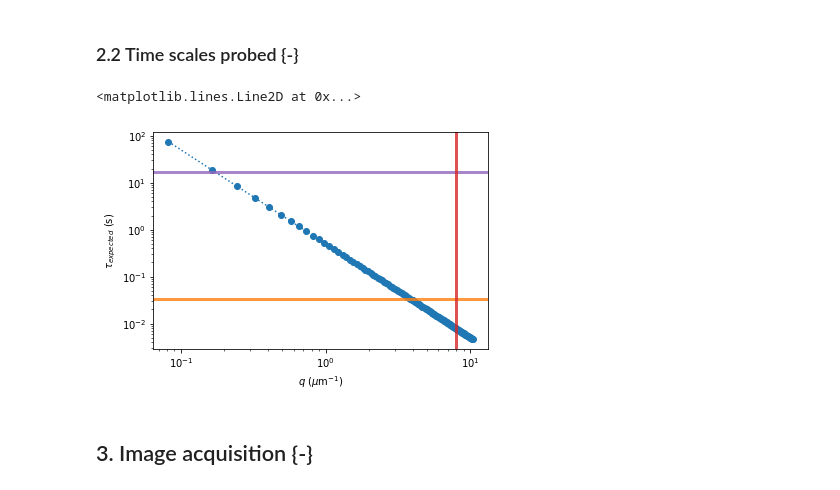
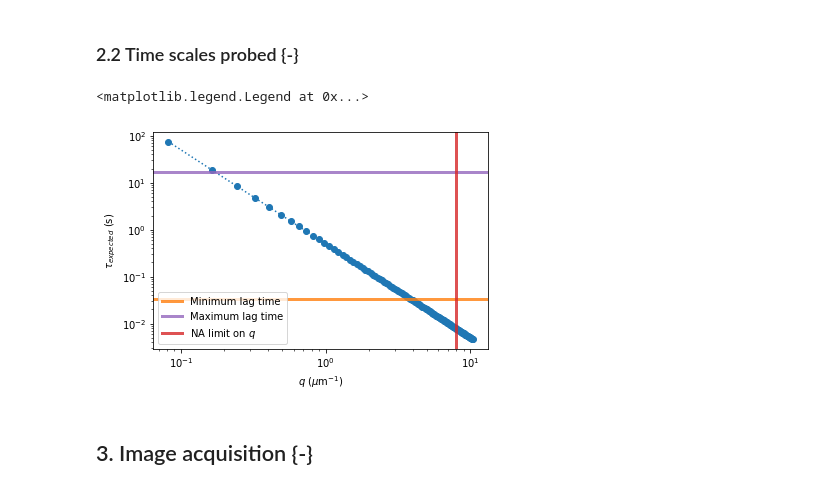
Before and after one commit to rmcgorty/PyDDM, a Jupyter notebook: Examples/DDM - Protocol Steps.ipynb, the cells around one changed output. Saved outputs shown, nothing was run; the diff lists cells and outputs as text; code cells hidden in the pictures.

```diff
--- a/Examples/DDM - Protocol Steps.ipynb
+++ b/Examples/DDM - Protocol Steps.ipynb
@@ -34,15 +34,19 @@ from IPython.display import Markdown
 # %% [markdown]
 ### 2.1 Length scales probed {-}
 # %%
-pixel_size = 0.3 #Size of pixel in microns
-image_dimension = 256 #Size of image, assumed to be square
-numerical_aperture = 0.7 #NA of the imaging objective lens
+pixel_size = 0.13 #Size of pixel in microns
+image_dimension = 512 #Size of image, assumed to be square
+numerical_aperture = 1.4 #NA of the imaging objective lens
 wavelength_of_light = 0.550 #wavelength of light in microns
 
-wavevector_q = np.arange(0,image_dimension/2)*2*np.pi*(1./(image_dimension*pixel_size))
+wavevector_q = np.arange(0,image_dimension/2)*2*np.pi* \
+               (1./(image_dimension*pixel_size))
 max_q_based_on_NA = 2*np.pi*numerical_aperture/wavelength_of_light
 
-IPython.display.display(Markdown(rf"Minimum wavevector: ${wavevector_q[1]:.2f}\; \mu$"r"$m^{-1}$"))
-IPython.display.display(Markdown(rf"Maximum wavevector: ${wavevector_q[-1]:.2f}\; \mu$"r"$m^{-1}$"))
-IPython.display.display(Markdown(rf"Maximum wavevector based on optical resolution: ${max_q_based_on_NA:.2f}\; \mu$"r"$m^{-1}$"))
+IPython.display.display(Markdown(\
+    rf"Minimum wavevector: ${wavevector_q[1]:.2f}\; \mu$"r"$m^{-1}$"))
+IPython.display.display(Markdown(\
+    rf"Maximum wavevector: ${wavevector_q[-1]:.2f}\; \mu$"r"$m^{-1}$"))
+IPython.display.display(Markdown(\
+    rf"Maximum wavevector based on optical resolution: ${max_q_based_on_NA:.2f}\; \mu$"r"$m^{-1}$"))
 # %% [output]
@@ -56,24 +60,31 @@ The range of accessbible $q$-values is determined by the image dimension and the
 # %%
 frame_rate = 30 #Frame rate used in imaging experiments
 maximum_lag_frame = 500 #Maximum lag time in frames
 
 min_lag_time = 1.0/frame_rate
 max_lag_time = maximum_lag_frame / frame_rate
 
-expected_diffusion_coefficient = 2.0 #diffusion coeff in microns squared per second
+expected_diffusion_coefficient = 2.0 #diffusion coeff
+# Units should be in microns squared per second
 
-expected_decay_time = 1.0 / (wavevector_q[1:]**2 * expected_diffusion_coefficient)
+expected_decay_time = \
+    (wavevector_q[1:]**2 * expected_diffusion_coefficient)**-1
 
 fig,ax = plt.subplots()
-ax.loglog(wavevector_q[1:], expected_decay_time, ':o', color='tab:blue')
+ax.loglog(wavevector_q[1:], expected_decay_time,
+          ':o', color='tab:blue')
 ax.set_xlabel("$q$ ($\mu$m$^{-1}$)")
 ax.set_ylabel("$\\tau_{expected}$ (s)")
-ax.axhline(y = min_lag_time, color='tab:orange', lw=3, alpha=0.8, label="Minimum lag time")
-ax.axhline(y = max_lag_time, color='tab:purple', lw=3, alpha=0.8, label='Maximum lag time')
-ax.axvline(x = max_q_based_on_NA, color='tab:red', lw=3, alpha=0.8)
+ax.axhline(y = min_lag_time, color='tab:orange',
+           lw=3, alpha=0.8, label="Minimum lag time")
+ax.axhline(y = max_lag_time, color='tab:purple',
+           lw=3, alpha=0.8, label='Maximum lag time')
+ax.axvline(x = max_q_based_on_NA, color='tab:red',
+           lw=3, alpha=0.8, label='NA limit on $q$')
+plt.legend(loc=0)
 # %% [output]
-<matplotlib.lines.Line2D at 0x...>
+<matplotlib.legend.Legend at 0x...>
-[figure, old version]
+[figure, new version]
 # %% [markdown]
 ## 3. Image acquisition {-}
 # %% [markdown]
```
Also changed, not shown: parts of 2 cells of this notebook.
